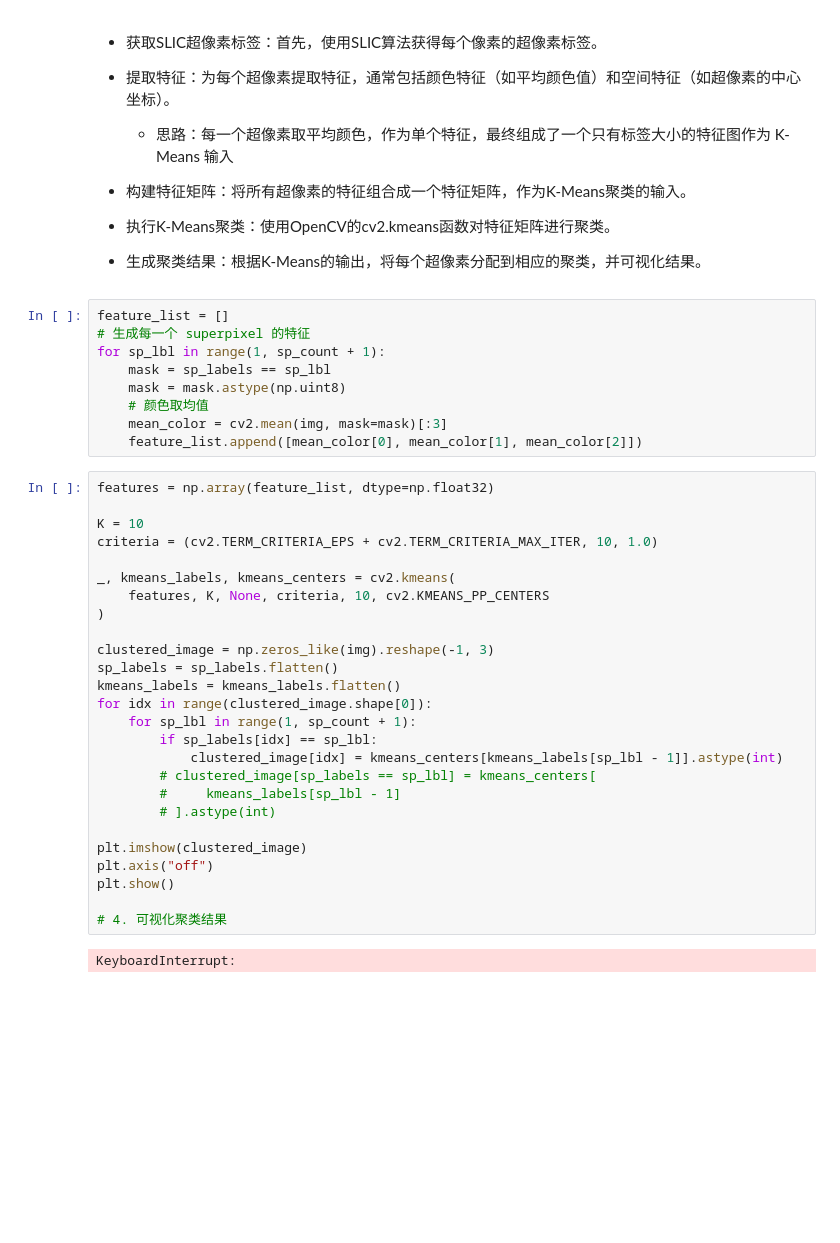
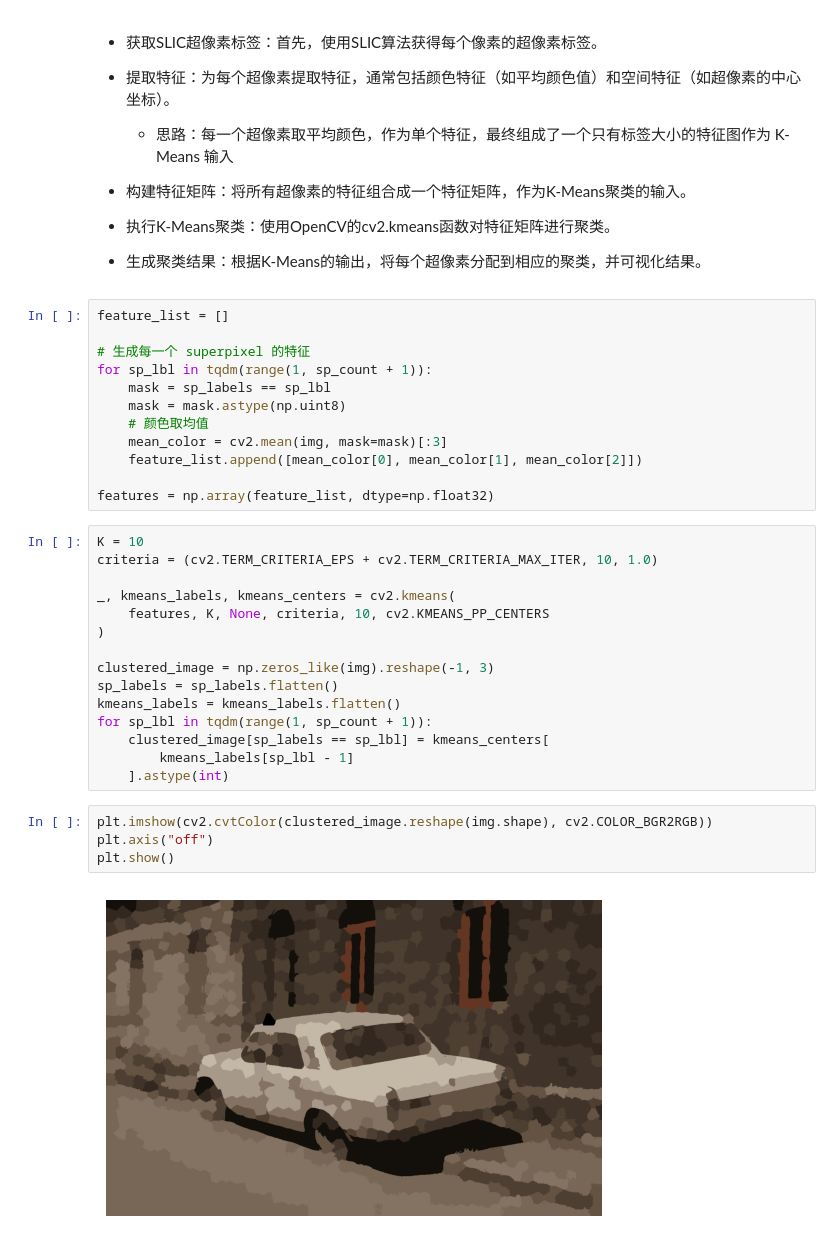
Before and after one commit to xxxujie/PaintGameToolkit, a Jupyter notebook: src/test.ipynb, the cells around one changed output. Cells and saved outputs as stored; diff of their text form; blank space fills up the shorter version.

```diff
--- a/src/test.ipynb
+++ b/src/test.ipynb
@@ -49,16 +49,17 @@ plt.show()
 - 生成聚类结果：根据K-Means的输出，将每个超像素分配到相应的聚类，并可视化结果。
 # %%
 feature_list = []
+
 # 生成每一个 superpixel 的特征
-for sp_lbl in range(1, sp_count + 1):
+for sp_lbl in tqdm(range(1, sp_count + 1)):
     mask = sp_labels == sp_lbl
     mask = mask.astype(np.uint8)
     # 颜色取均值
     mean_color = cv2.mean(img, mask=mask)[:3]
     feature_list.append([mean_color[0], mean_color[1], mean_color[2]])
+
+features = np.array(feature_list, dtype=np.float32)
 # %%
-features = np.array(feature_list, dtype=np.float32)
-
 K = 10
 criteria = (cv2.TERM_CRITERIA_EPS + cv2.TERM_CRITERIA_MAX_ITER, 10, 1.0)
 
@@ -69,18 +70,13 @@ _, kmeans_labels, kmeans_centers = cv2.kmeans(
 clustered_image = np.zeros_like(img).reshape(-1, 3)
 sp_labels = sp_labels.flatten()
 kmeans_labels = kmeans_labels.flatten()
-for idx in range(clustered_image.shape[0]):
-    for sp_lbl in range(1, sp_count + 1):
-        if sp_labels[idx] == sp_lbl:
-            clustered_image[idx] = kmeans_centers[kmeans_labels[sp_lbl - 1]].astype(int)
-        # clustered_image[sp_labels == sp_lbl] = kmeans_centers[
-        #     kmeans_labels[sp_lbl - 1]
-        # ].astype(int)
-
-plt.imshow(clustered_image)
-plt.axis("off")
-plt.show()
-
-# 4. 可视化聚类结果
+for sp_lbl in tqdm(range(1, sp_count + 1)):
+    clustered_image[sp_labels == sp_lbl] = kmeans_centers[
+        kmeans_labels[sp_lbl - 1]
+    ].astype(int)
-# %% [output]
-KeyboardInterrupt:
+# %%
+plt.imshow(cv2.cvtColor(clustered_image.reshape(img.shape), cv2.COLOR_BGR2RGB))
+plt.axis("off")
+plt.show()
+# %% [output]
+[figure, added]
```
Also changed, not shown: parts of 1 cell of this notebook, 10 other files.
